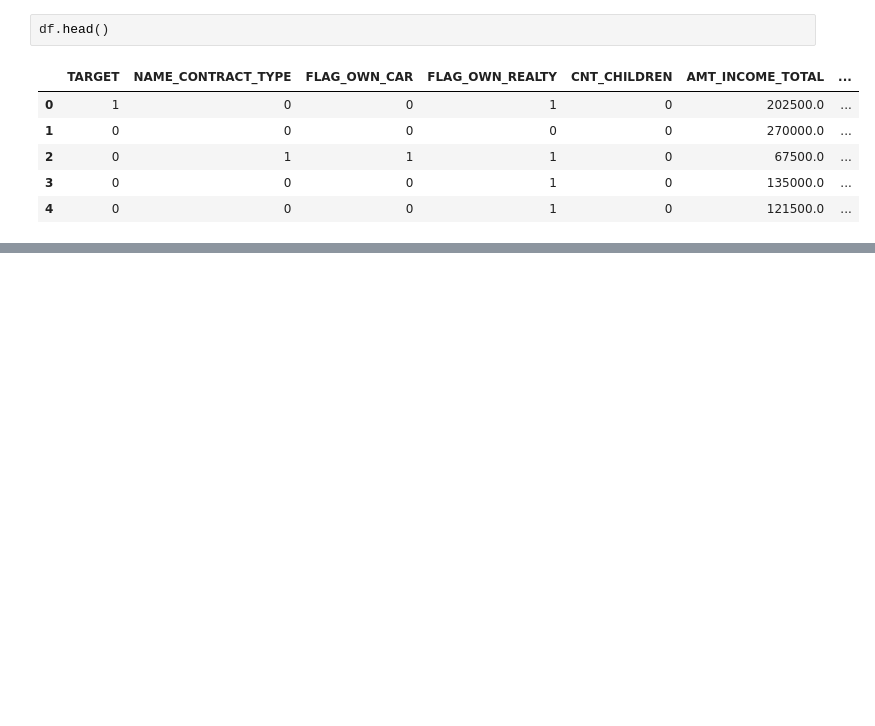
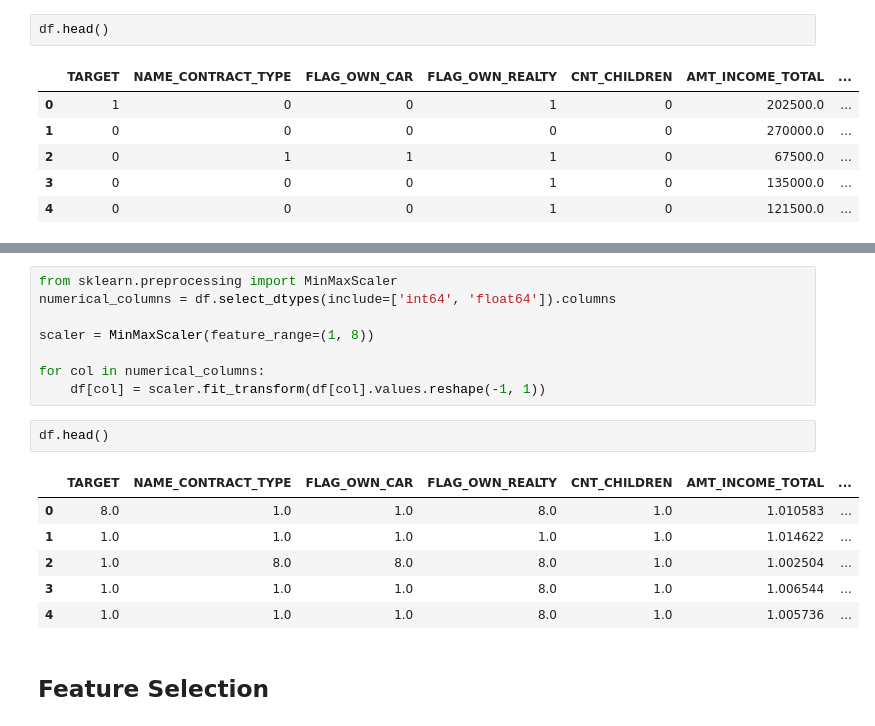
Before and after one commit to Shahidshaik5/Credit-Scoring-Model-Enhancing-Creditworthiness-Assessment-Using-Machine-Learning, a Jupyter notebook: Home_Credit_Default_Risk_Code.ipynb, the cells around one changed output, grey strips where cells are left out. Cells and saved outputs as stored; diff of their text form; blank space fills up the shorter version.

```diff
--- a/Home_Credit_Default_Risk_Code.ipynb
+++ b/Home_Credit_Default_Risk_Code.ipynb
@@ -563,0 +587,19 @@ df.head()
+# %%
+from sklearn.preprocessing import MinMaxScaler
+numerical_columns = df.select_dtypes(include=['int64', 'float64']).columns
+
+scaler = MinMaxScaler(feature_range=(1, 8))
+
+for col in numerical_columns:
+    df[col] = scaler.fit_transform(df[col].values.reshape(-1, 1))
+# %%
+df.head()
+# %% [output]
+|  | TARGET | NAME_CONTRACT_TYPE | FLAG_OWN_CAR | FLAG_OWN_REALTY | CNT_CHILDREN | AMT_INCOME_TOTAL | ... |
+| 0 | 8.0 | 1.0 | 1.0 | 8.0 | 1.0 | 1.010583 | ... |
+| 1 | 1.0 | 1.0 | 1.0 | 1.0 | 1.0 | 1.014622 | ... |
+| 2 | 1.0 | 8.0 | 8.0 | 8.0 | 1.0 | 1.002504 | ... |
+| 3 | 1.0 | 1.0 | 1.0 | 8.0 | 1.0 | 1.006544 | ... |
+| 4 | 1.0 | 1.0 | 1.0 | 8.0 | 1.0 | 1.005736 | ... |
+# %% [markdown]
+## Feature Selection
```
Also changed, not shown: parts of 9 cells of this notebook.
